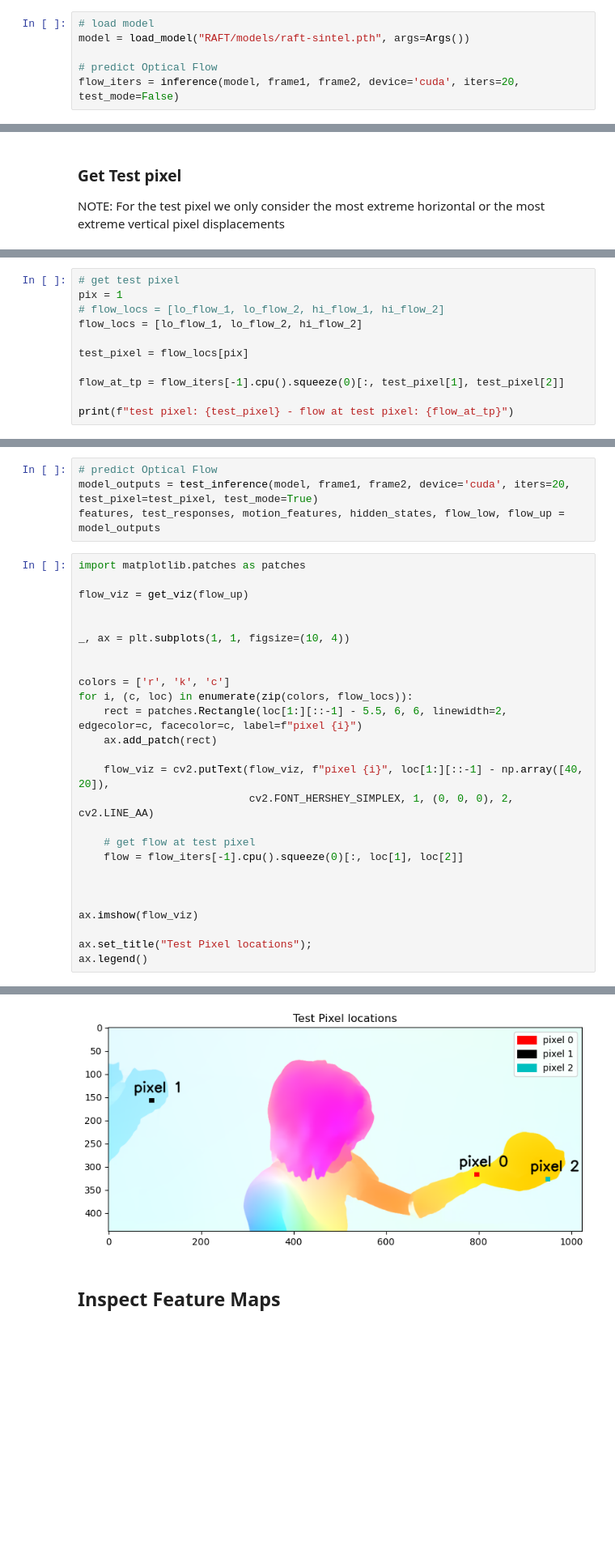
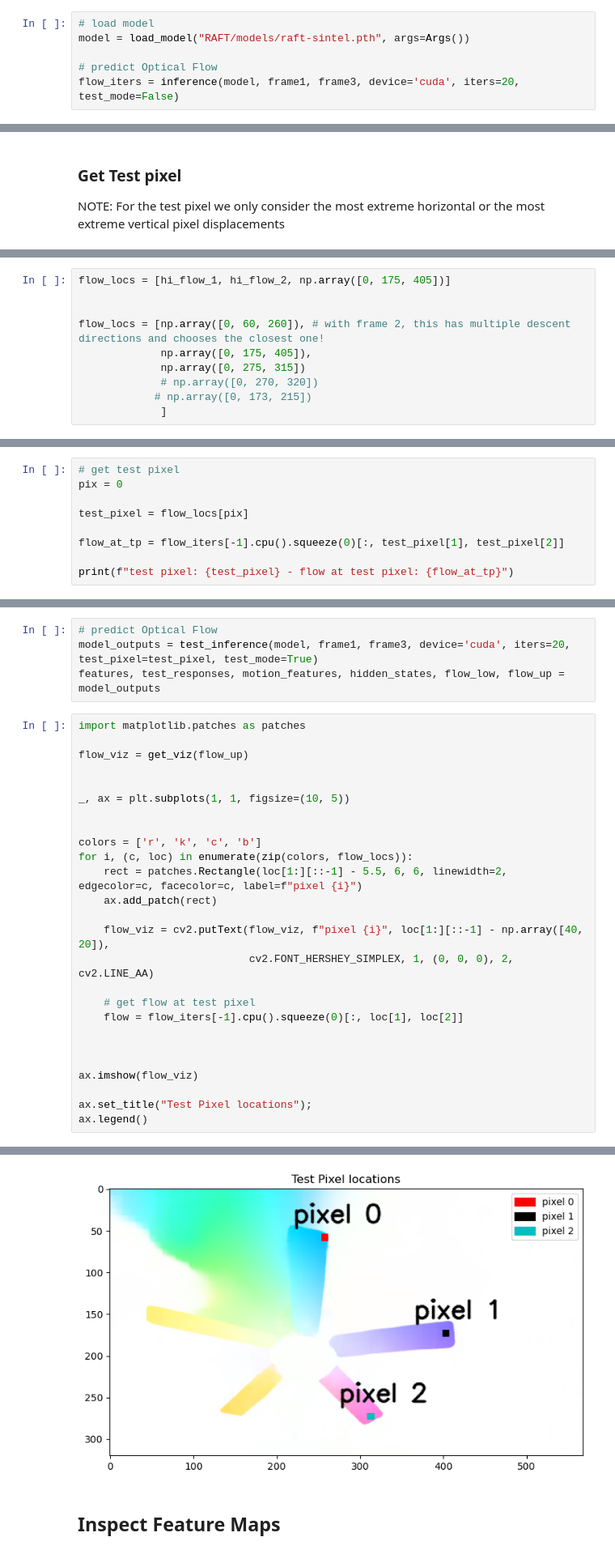
Before and after one commit to itberrios/CV_projects, a Jupyter notebook: RAFT/RAFT_dive.ipynb, the cells around one changed output, grey strips where cells are left out. Shown at 81% size. Cells and saved outputs as stored; diff of their text form; blank space fills up the shorter version.

```diff
--- a/RAFT/RAFT_dive.ipynb
+++ b/RAFT/RAFT_dive.ipynb
@@ -78,7 +46,7 @@ frame1.shape
 model = load_model("RAFT/models/raft-sintel.pth", args=Args())
 
 # predict Optical Flow
-flow_iters = inference(model, frame1, frame2, device='cuda', iters=20, test_mode=False)
+flow_iters = inference(model, frame1, frame3, device='cuda', iters=20, test_mode=False)
 # %%
 _, (ax0, ax1) = plt.subplots(1,2, figsize=(20,10))
 
@@ -142,0 +125,10 @@ frame1.shape
+# %%
+flow_locs = [hi_flow_1, hi_flow_2, np.array([0, 175, 405])]
+
+
+flow_locs = [np.array([0, 60, 260]), # with frame 2, this has multiple descent directions and chooses the closest one!
+             np.array([0, 175, 405]),
+             np.array([0, 275, 315])
+             # np.array([0, 270, 320])
+            # np.array([0, 173, 215])
+             ]
@@ -143,8 +141,6 @@ frame1.shape
 # %%
 # get test pixel
-pix = 1
-# flow_locs = [lo_flow_1, lo_flow_2, hi_flow_1, hi_flow_2]
-flow_locs = [lo_flow_1, lo_flow_2, hi_flow_2]
+pix = 0
 
 test_pixel = flow_locs[pix]
 
@@ -171,36 +154,36 @@ test pixel: [  1 159  95] - flow at test pixel: tensor([-1.5071e+01, -8.6781e-06
 # %%
 # predict Optical Flow
-model_outputs = test_inference(model, frame1, frame2, device='cuda', iters=20, test_pixel=test_pixel, test_mode=True)
+model_outputs = test_inference(model, frame1, frame3, device='cuda', iters=20, test_pixel=test_pixel, test_mode=True)
 features, test_responses, motion_features, hidden_states, flow_low, flow_up = model_outputs
 # %%
 import matplotlib.patches as patches
 
 flow_viz = get_viz(flow_up)
 
 
-_, ax = plt.subplots(1, 1, figsize=(10, 4))
+_, ax = plt.subplots(1, 1, figsize=(10, 5))
 
 
-colors = ['r', 'k', 'c']
+colors = ['r', 'k', 'c', 'b']
 for i, (c, loc) in enumerate(zip(colors, flow_locs)):
     rect = patches.Rectangle(loc[1:][::-1] - 5.5, 6, 6, linewidth=2, edgecolor=c, facecolor=c, label=f"pixel {i}")
     ax.add_patch(rect)
 
     flow_viz = cv2.putText(flow_viz, f"pixel {i}", loc[1:][::-1] - np.array([40, 20]),
                            cv2.FONT_HERSHEY_SIMPLEX, 1, (0, 0, 0), 2, cv2.LINE_AA)
 
     # get flow at test pixel
     flow = flow_iters[-1].cpu().squeeze(0)[:, loc[1], loc[2]]
 
 
 
 ax.imshow(flow_viz)
 
 ax.set_title("Test Pixel locations");
 ax.legend()
 # %% [output]
 <matplotlib.legend.Legend at 0x...>
-[figure, old version]
+[figure, new version]
 # %% [markdown]
 ## **Inspect Feature Maps**
 # %%
```
Also changed, not shown: parts of 31 cells of this notebook, 2 other files.
